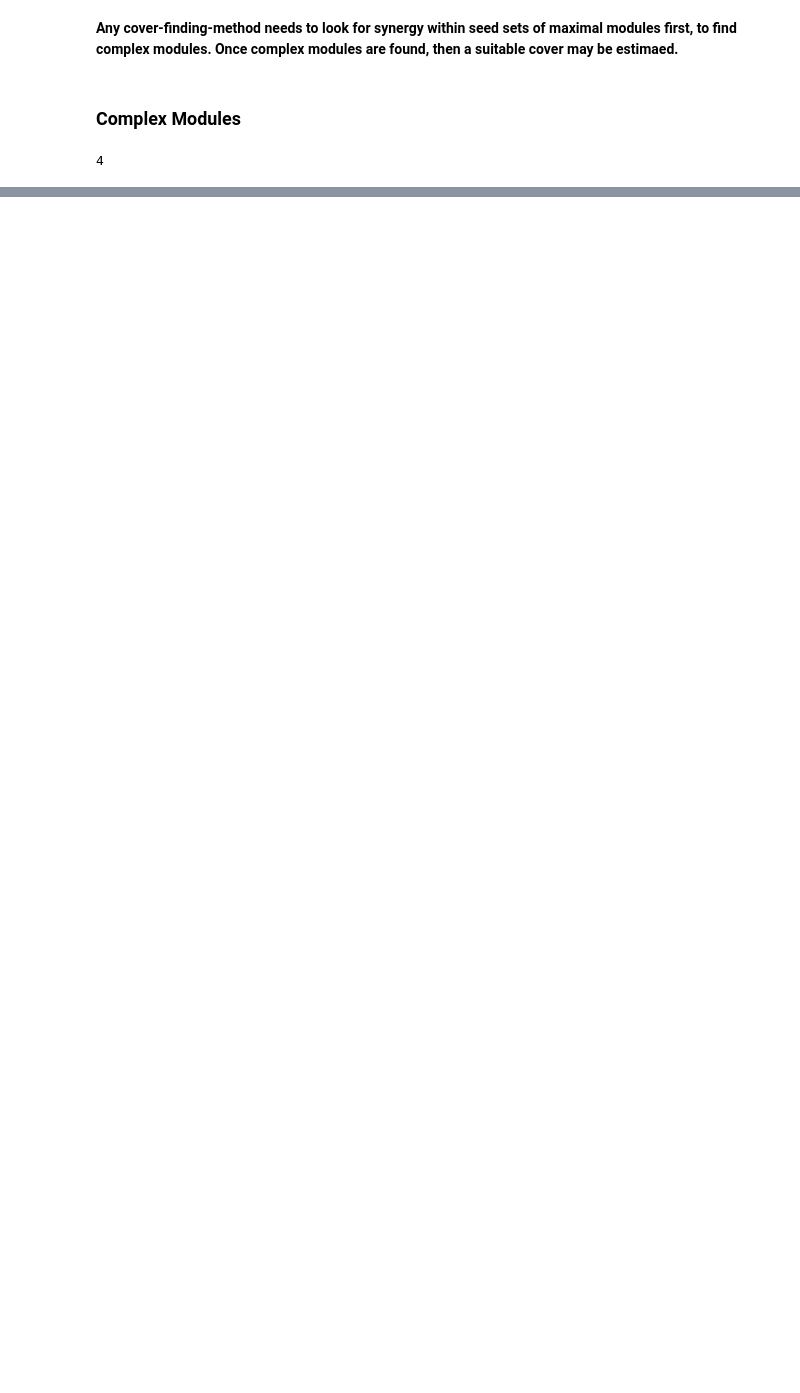
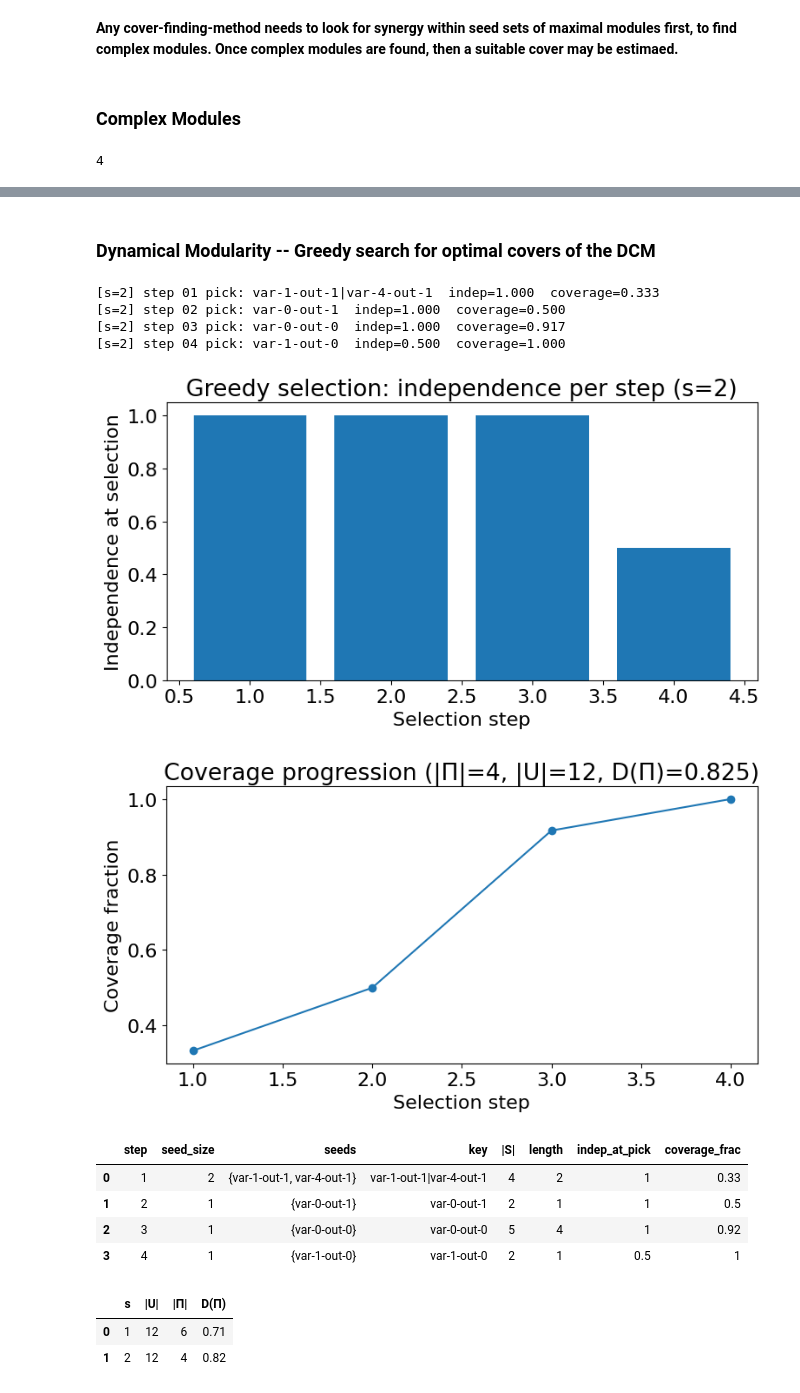
Before and after one commit to akshaygangadhar99/dynamical_modularity, a Jupyter notebook: tutorial.ipynb, the cells around one changed output, grey strips where cells are left out. Cells and saved outputs as stored; diff of their text form; code cells hidden in the pictures; blank space fills up the shorter version.

```diff
--- a/tutorial.ipynb
+++ b/tutorial.ipynb
@@ -1314,5 +1365,5 @@ def find_dynamic_modules(n,s=1,input_type='steady',time_limit=1,conversion=True,
 # %%
-network_unfolding,top_modules,sizes,candidates = find_dynamic_modules(DCM, input_type='steady', s=2, samples=None, tm=True, seeds=None)
+network_unfolding,sizes,candidates = find_dynamic_modules(DCM, input_type='steady', s=2, samples=None, seeds=None)
 # %%
 network_unfolding
 # %% [output]
@@ -1684,0 +1732,2 @@ Unfolding length: 2
+# %%
+network_unfolding,sizes,candidates = find_dynamic_modules(threshold_dros, input_type='steady', s=3, samples=None, seeds=None)
@@ -1684,0 +1768,8 @@ Unfolding length: 2
+# %%
+node_list = []
+for node in threshold_dros.nodes:
+    if threshold_dros.nodes[node]['type'] == 'variable':
+        node_list.append(threshold_dros.nodes[node]['label'])
+
+print(set(node_list))
+print(len(set(node_list)))
@@ -1684,0 +1789,2 @@ Unfolding length: 2
+# %% [markdown]
+### **Dynamical Modularity -- Greedy search for optimal covers of the DCM**
@@ -1684,0 +2040,46 @@ Unfolding length: 2
+# %%
+def gather_complex_modules_till_s(threshold_DCM, s, samples=None, seeds=None, input_type='steady'):
+    """
+    A simple helper function that gathers all complex modules for a given thresholded DCM graph up to a given bound on seed size (s).
+    """
+    complex_modules_all = {}
+    for s_val in np.arange(1,s+1):
+        network_unfolding,sizes,candidates = find_dynamic_modules(threshold_DCM, input_type=input_type, s=s_val, samples=samples, seeds=seeds)
+        cm_s = find_complex_modules(network_unfolding, candidates, threshold_DCM, s=s_val)
+        complex_modules_all.update(cm_s)
+
+    return complex_modules_all
+# %%
+cms = gather_complex_modules_till_s(threshold_DCM, s=2)
+
+# 1) Run greedy for a specific seed bound s (e.g., s=2)
+selected, summary = greedy_cover(cms, s=2, require_cover=True, verbose=True)
+
+# 2) Plots for this cover (paper-style diagnostics)
+plot_cover_summary(summary)
+
+# 3) A tidy step-by-step table of the picked modules
+# from caas_jupyter_tools import display_dataframe_to_user
+df_cover = summarize_cover_to_dataframe(summary)
+# display_dataframe_to_user("Greedy cover (s=2)", df_cover)
+display(df_cover)
+
+# 4) Run across s and visualize D(Π*_s) and |Π| trends (to eyeball s*)
+df_all = greedy_across_s(cms)
+display(df_all)
+plot_D_vs_s(df_all)
+# %% [output]
+[s=2] step 01 pick: var-1-out-1|var-4-out-1  indep=1.000  coverage=0.333
+[s=2] step 02 pick: var-0-out-1  indep=1.000  coverage=0.500
+[s=2] step 03 pick: var-0-out-0  indep=1.000  coverage=0.917
+[s=2] step 04 pick: var-1-out-0  indep=0.500  coverage=1.000
+[figure, added]
+[figure, added]
+|  | step | seed_size | seeds | key | |S| | length | indep_at_pick | coverage_frac |
+| 0 | 1 | 2 | {var-1-out-1, var-4-out-1} | var-1-out-1|var-4-out-1 | 4 | 2 | 1 | 0.33 |
+| 1 | 2 | 1 | {var-0-out-1} | var-0-out-1 | 2 | 1 | 1 | 0.5 |
+| 2 | 3 | 1 | {var-0-out-0} | var-0-out-0 | 5 | 4 | 1 | 0.92 |
+| 3 | 4 | 1 | {var-1-out-0} | var-1-out-0 | 2 | 1 | 0.5 | 1 |
+|  | s | |U| | |Π| | D(Π) |
+| 0 | 1 | 12 | 6 | 0.71 |
+| 1 | 2 | 12 | 4 | 0.82 |
```
Also changed, not shown: parts of 59 cells of this notebook.
